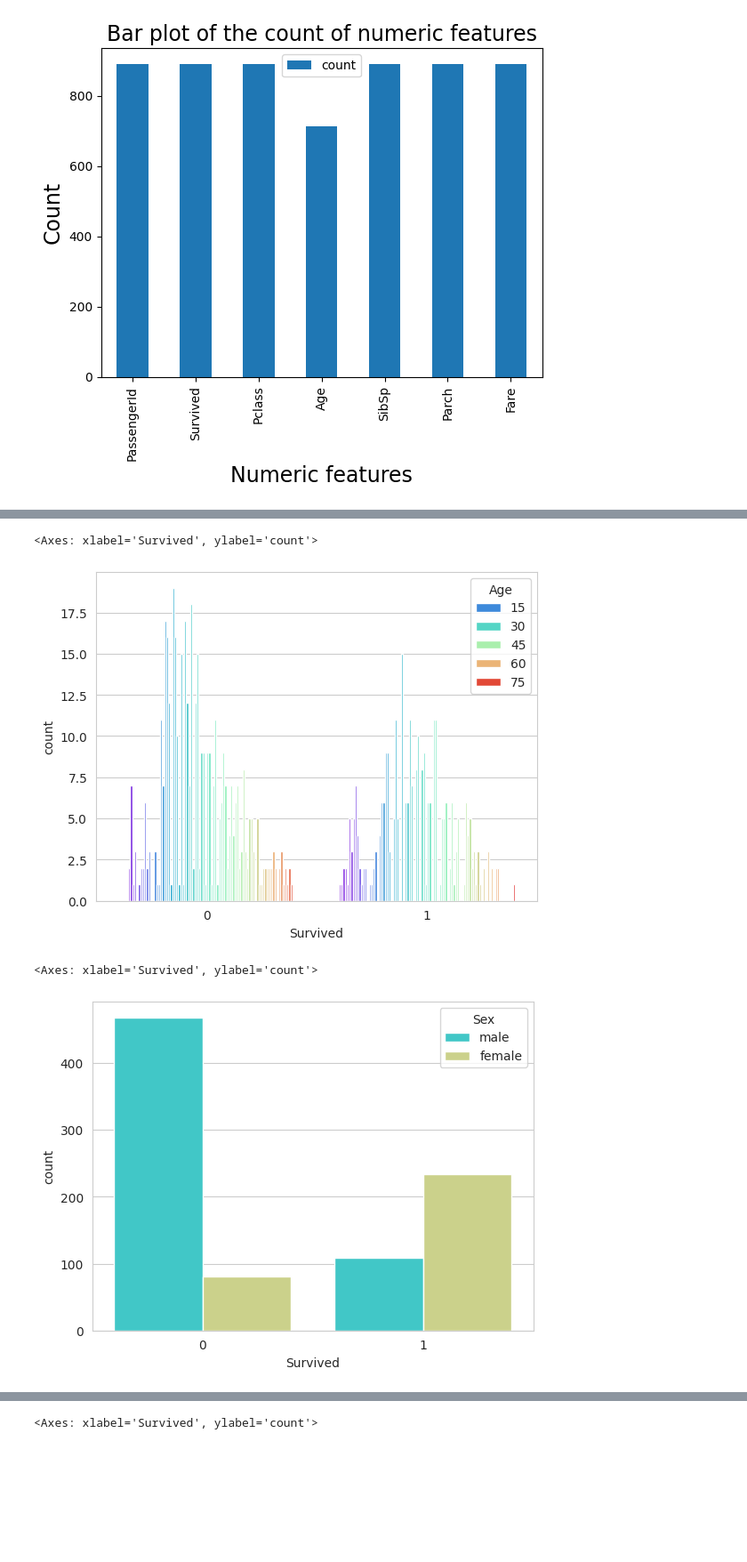
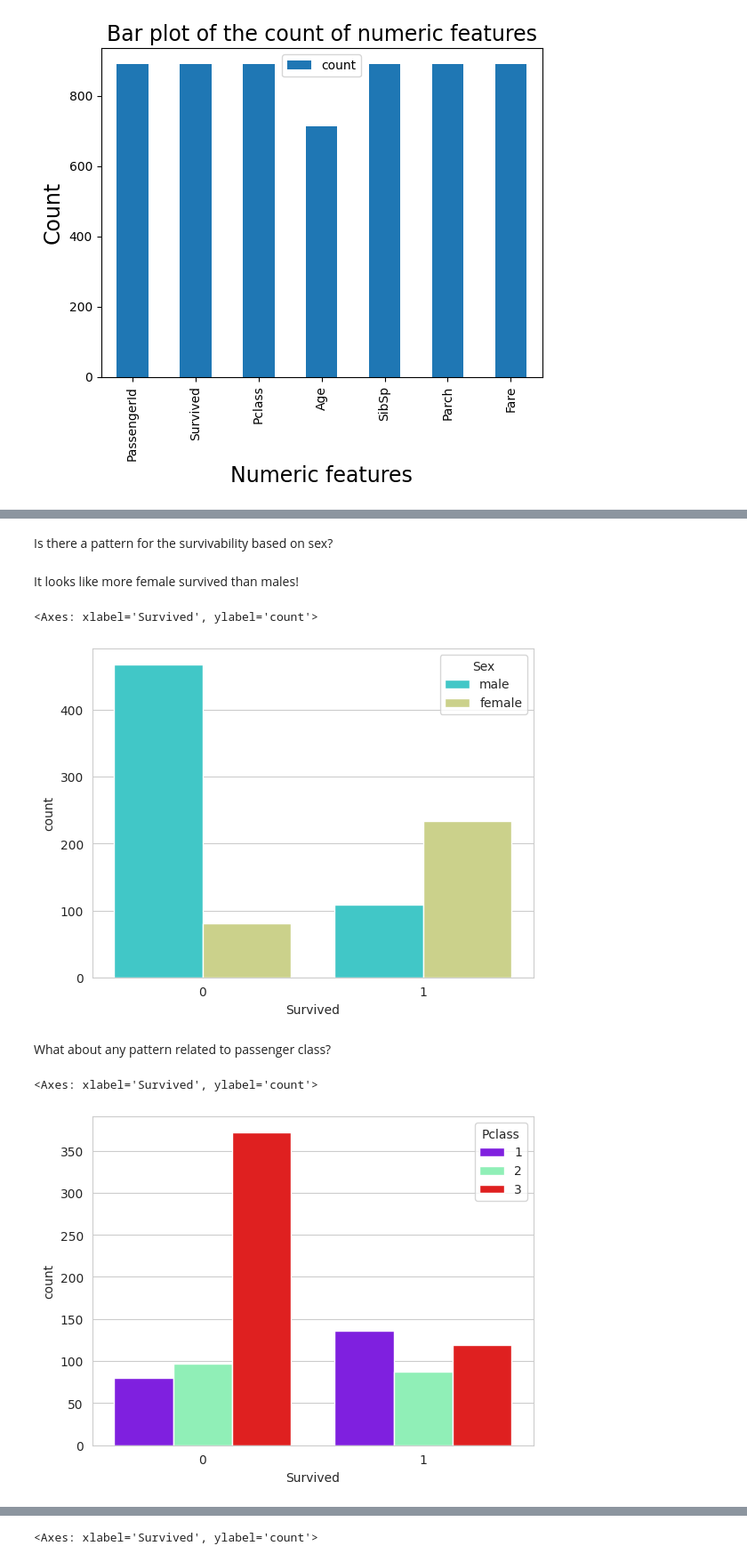
Before and after one commit to 2303A51150/AIML-2025BT17-18, a Jupyter notebook: AIML_A5.ipynb, the cells around one changed output, grey strips where cells are left out. Shown at 89% size. Saved outputs shown, nothing was run; the diff lists cells and outputs as text; code cells hidden in the pictures; blank space fills up the shorter version.

```diff
--- a/AIML_A5.ipynb
+++ b/AIML_A5.ipynb
@@ -71,14 +88,19 @@ sns.countplot(x='Survived',hue='Pclass',data=train,palette='rainbow')
+# %% [markdown]
+Is there a pattern for the survivability based on sex?
+# %% [markdown]
+It looks like more female survived than males!
 # %%
 sns.set_style('whitegrid')
-sns.countplot(x='Survived',hue='Age',data=train,palette='rainbow')
-#sns.pairplot(train)
+sns.countplot(x='Survived',hue='Sex',data=train,
+              palette='rainbow')
 # %% [output]
 <Axes: xlabel='Survived', ylabel='count'>
-[figure, old version]
+[figure, new version]
+# %% [markdown]
+What about any pattern related to passenger class?
 # %%
 sns.set_style('whitegrid')
-sns.countplot(x='Survived',hue='Sex',data=train,palette='rainbow')
-#sns.pairplot(train)
+sns.countplot(x='Survived',hue='Pclass',data=train,palette='rainbow')
 # %% [output]
 <Axes: xlabel='Survived', ylabel='count'>
-[figure, old version]
+[figure, new version]
```
Also changed, not shown: parts of 34 cells of this notebook.
